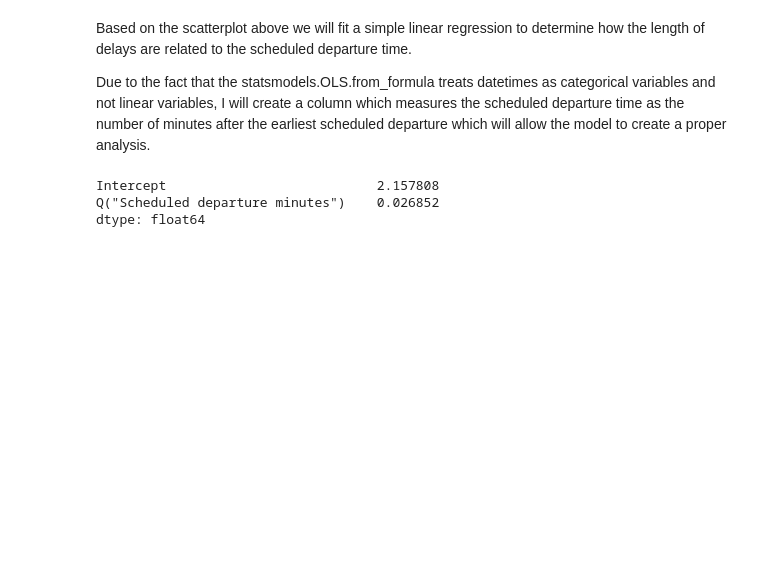
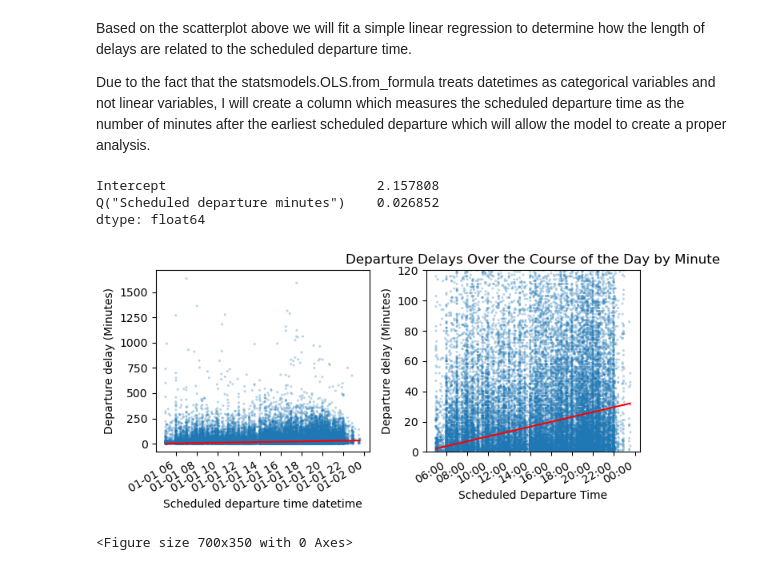
Before and after one commit to grace-blip/Newark_Airport_Delays, a Jupyter notebook: Delay_Analysis.ipynb, the cells around one changed output. Drawn from its saved outputs; the diff is of its cells as text; code cells hidden in the pictures; blank space fills up the shorter version.

Commit message:
Improve Q1 fitting plots

```diff
--- a/Delay_Analysis.ipynb
+++ b/Delay_Analysis.ipynb
@@ -245,16 +245,34 @@ dtype: float64
 # %%
 # Plot the fitted model over the scatterplot
 
-sns.scatterplot(data = flight_df.loc[flight_df['Positive Delay'] == True], x = 'Scheduled departure time datetime', y = 'Departure delay (Minutes)', alpha = 0.3, s=5, edgecolor='none')
+# To plot the model we will create columns of the same times measured as minutes after the earliest flight, and as a datetime
+flight_departure_after_earliest_df=pd.DataFrame(range(0, int(latest_flight_minutes_after_earliest), 1), columns = ['Minutes'])
+flight_departure_after_earliest_df['TimeDelta'] = pd.to_timedelta(flight_departure_after_earliest_df['Minutes'], unit='m')
+flight_departure_after_earliest_df['Datetime'] = flight_departure_after_earliest_df['TimeDelta'] + earliest_flight_datetime
+
+#Plot the fitted model over the fully zoomed out scatterplot
+plt.rcParams["figure.figsize"] = [7.00, 3.50]
+plt.rcParams["figure.autolayout"] = True
+f, axes = plt.subplots(1, 2)
+sns.scatterplot(data = flight_df.loc[flight_df['Positive Delay'] == True], x = 'Scheduled departure time datetime', y = 'Departure delay (Minutes)', alpha = 0.3, s=5, edgecolor='none',ax=axes[0])
 plt.gca().xaxis.set_major_formatter(DateFormatter("%H:%M"))
 plt.gcf().autofmt_xdate()
+sns.lineplot(x = flight_departure_after_earliest_df['Datetime'], y = delay_over_day_minutes_results.params[0]+delay_over_day_minutes_results.params[1]*flight_departure_after_earliest_df['Minutes'], color = 'red', ax=axes[0])
 
-# TODO: Create the lineplot of the fitted model, considering the different units of datetime and number of minutes since the earliest flight so that they all plot together using datetime values
 
-#flight_departure_after_earliest_df=pd.DataFrame(range(0, latest_flight_minutes_after_earliest, 1), column = 'Minutes')
-#flight_departure_after_earliest_df['TimeDelta'] = pd.to_timedelta(flight_departure_after_earliest_df['time_string'])
+#Plot the fitted model over a more zoomed in scatterplot
+sns.scatterplot(data = flight_df.loc[flight_df['Positive Delay'] == True], x = 'Scheduled departure time datetime', y = 'Departure delay (Minutes)', alpha = 0.3, s=5, edgecolor='none',ax=axes[1])
+axes[1].set_ylim(0,120)
+plt.gca().xaxis.set_major_formatter(DateFormatter("%H:%M"))
+plt.gcf().autofmt_xdate()
+sns.lineplot(x = flight_departure_after_earliest_df['Datetime'], y = delay_over_day_minutes_results.params[0]+delay_over_day_minutes_results.params[1]*flight_departure_after_earliest_df['Minutes'], color = 'red', ax=axes[1])
 
+
+#TODO: make the labels look nicer and make the plots larger and make the fitted line look nicer and add legend etc.
 plt.xlabel('Scheduled Departure Time')
 plt.title('Departure Delays Over the Course of the Day by Minute')
 plt.show()
 plt.clf()
+# %% [output]
+[figure, added]
+<Figure size 700x350 with 0 Axes>
```
Also changed, not shown: parts of 1 cell of this notebook.
